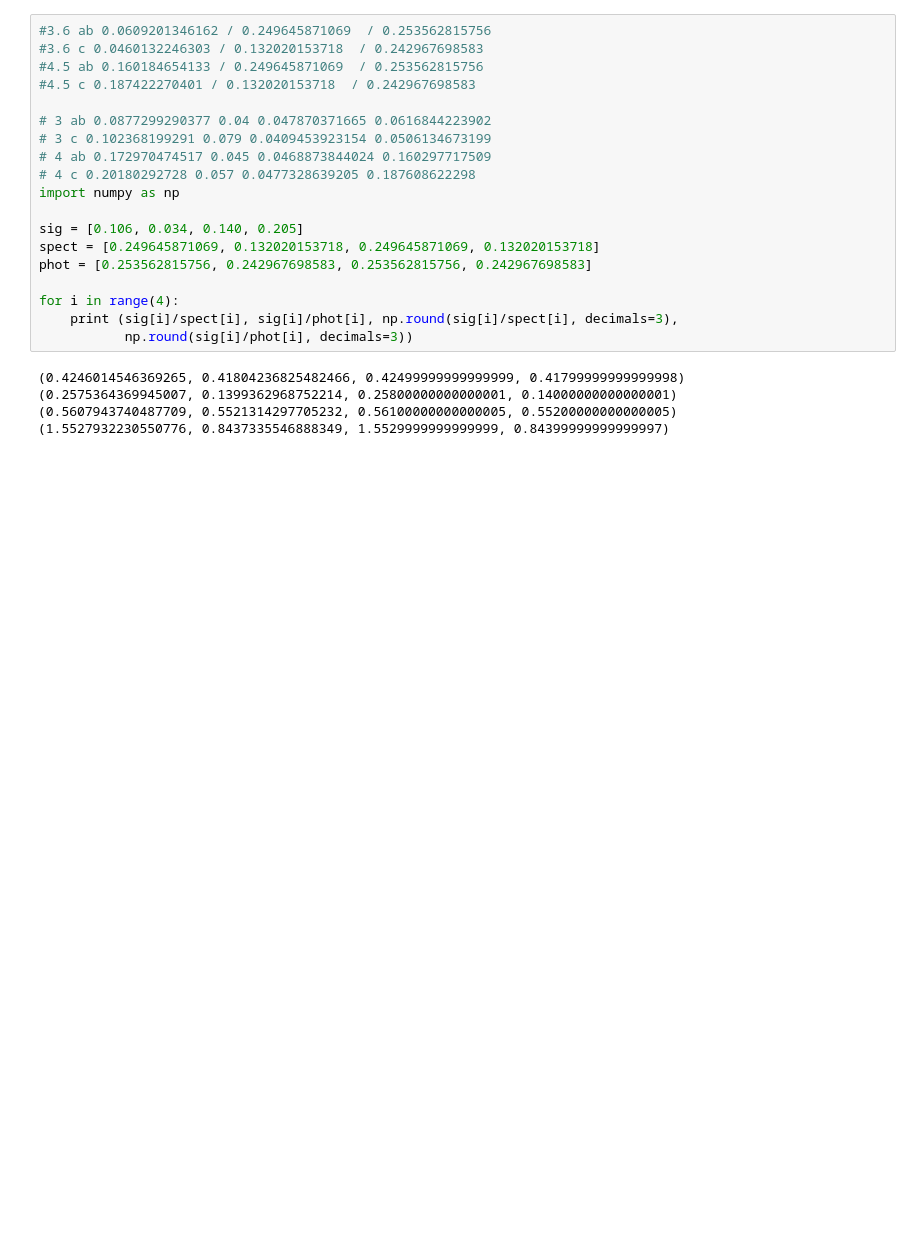
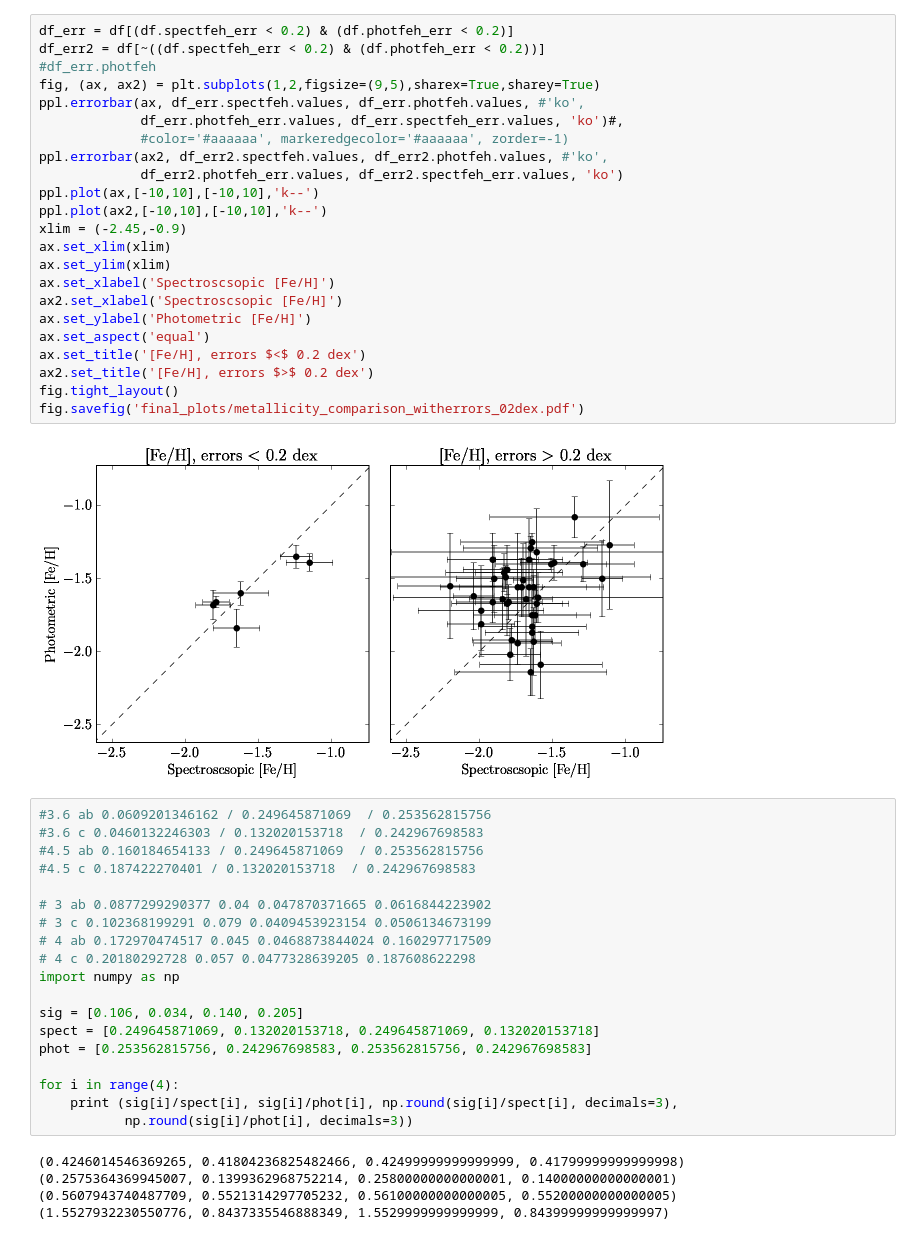
Before and after one commit to vickyscowcroft/omegaCen, a Jupyter notebook: reworked_fitting_code/metallicity_histograms.ipynb, the cells around one changed output. Cells and saved outputs as stored; diff of their text form; blank space fills up the shorter version.

```diff
--- a/reworked_fitting_code/metallicity_histograms.ipynb
+++ b/reworked_fitting_code/metallicity_histograms.ipynb
@@ -158,3 +207,28 @@ RRc, photometric, [4.5] 0.244409364591 0.815242074018
+# %%
+df_err = df[(df.spectfeh_err < 0.2) & (df.photfeh_err < 0.2)]
+df_err2 = df[~((df.spectfeh_err < 0.2) & (df.photfeh_err < 0.2))]
+#df_err.photfeh
+fig, (ax, ax2) = plt.subplots(1,2,figsize=(9,5),sharex=True,sharey=True)
+ppl.errorbar(ax, df_err.spectfeh.values, df_err.photfeh.values, #'ko',
+             df_err.photfeh_err.values, df_err.spectfeh_err.values, 'ko')#,
+             #color='#aaaaaa', markeredgecolor='#aaaaaa', zorder=-1)
+ppl.errorbar(ax2, df_err2.spectfeh.values, df_err2.photfeh.values, #'ko',
+             df_err2.photfeh_err.values, df_err2.spectfeh_err.values, 'ko')
+ppl.plot(ax,[-10,10],[-10,10],'k--')
+ppl.plot(ax2,[-10,10],[-10,10],'k--')
+xlim = (-2.45,-0.9)
+ax.set_xlim(xlim)
+ax.set_ylim(xlim)
+ax.set_xlabel('Spectroscsopic [Fe/H]')
+ax2.set_xlabel('Spectroscsopic [Fe/H]')
+ax.set_ylabel('Photometric [Fe/H]')
+ax.set_aspect('equal')
+ax.set_title('[Fe/H], errors $<$ 0.2 dex')
+ax2.set_title('[Fe/H], errors $>$ 0.2 dex')
+fig.tight_layout()
+fig.savefig('final_plots/metallicity_comparison_witherrors_02dex.pdf')
+# %% [output]
+[figure, added]
 # %%
 #3.6 ab 0.0609201346162 / 0.249645871069  / 0.253562815756
 #3.6 c 0.0460132246303 / 0.132020153718  / 0.242967698583
```
Also changed, not shown: parts of 12 cells of this notebook, 36 other files.
